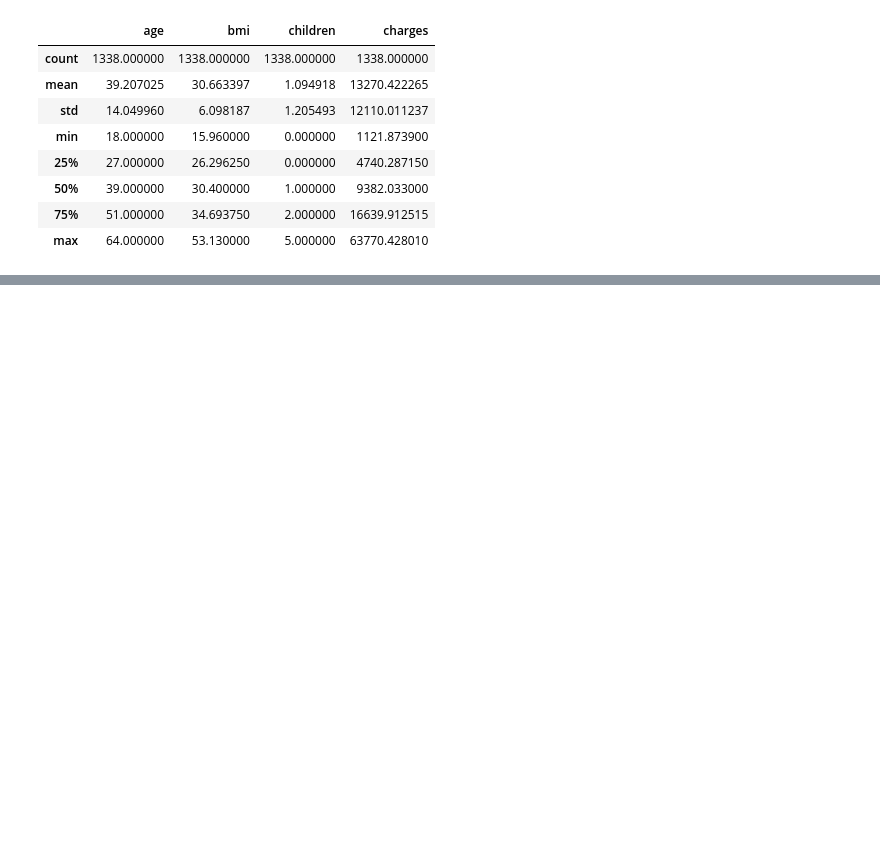
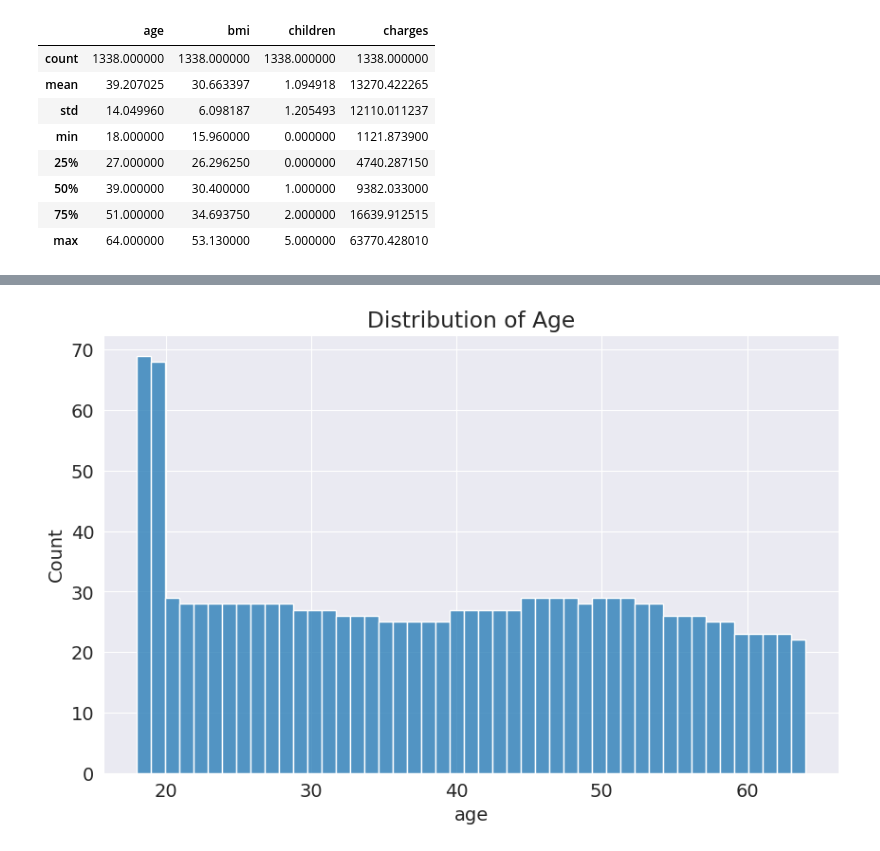
Before and after one commit to Surfox007/ML_freecodecamp_tutorial, a Jupyter notebook: medical_insurance_linear_regression.ipynb, the cells around one changed output, grey strips where cells are left out. Cells and saved outputs as stored; diff of their text form; code cells hidden in the pictures; blank space fills up the shorter version.

```diff
--- a/medical_insurance_linear_regression.ipynb
+++ b/medical_insurance_linear_regression.ipynb
@@ -73,0 +82,10 @@ medical_df.describe()
+# %%
+sns.set_style('darkgrid')
+matplotlib.rcParams['font.size'] = 14
+matplotlib.rcParams['figure.figsize'] = (10, 6)
+matplotlib.rcParams['figure.facecolor'] = '#00000000'
+# %%
+sns.set_style('darkgrid')
+matplotlib.rcParams['font.size'] = 14
+matplotlib.rcParams['figure.figsize'] = (10, 6)
+matplotlib.rcParams['figure.facecolor'] = '#00000000'
@@ -73,0 +104,16 @@ medical_df.describe()
+# %%
+plt.figure(figsize=(10, 6))
+sns.histplot(medical_df.age, bins=47)
+plt.title('Distribution of Age')
+'''
+# Add box and whisker plot above the histogram
+plt.boxplot(medical_df.age, vert=False, positions=[1], widths=0.5, patch_artist=True,
+            boxprops=dict(facecolor='lightblue', color='blue'),
+            capprops=dict(color='blue'),
+            whiskerprops=dict(color='blue'),
+            flierprops=dict(color='blue', markeredgecolor='blue'),
+            medianprops=dict(color='black'))
+'''
+plt.show()
+# %% [output]
+[figure, added]
```
Also changed, not shown: parts of 3 cells of this notebook.
